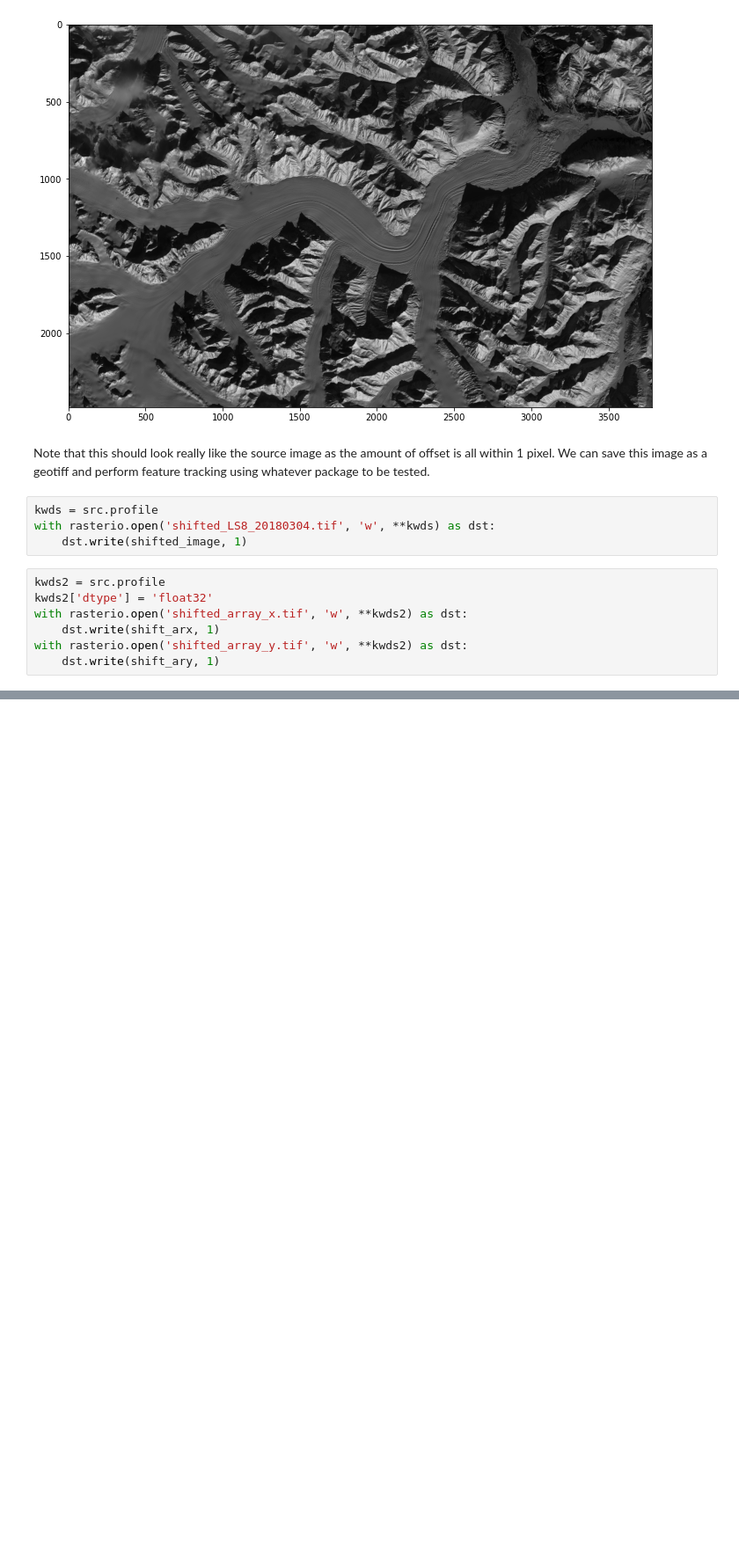
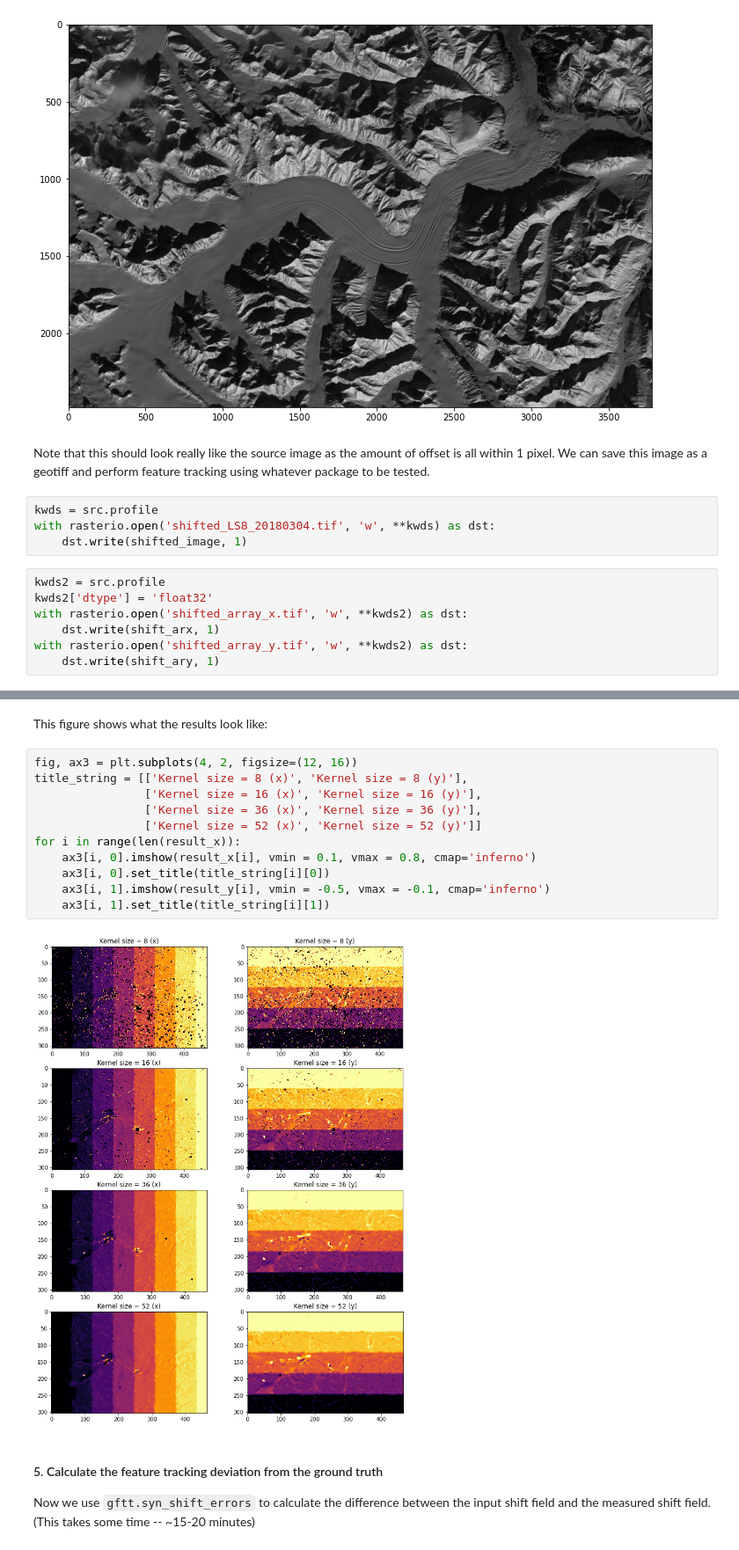
Before and after one commit to whyjz/GLAFT, a Jupyter notebook: notebooks/synthetic_displacement/metric_synthetic.ipynb, the cells around one changed output, grey strips where cells are left out. Shown at 88% size. Cells and saved outputs as stored; diff of their text form; blank space fills up the shorter version.

```diff
--- a/notebooks/synthetic_displacement/metric_synthetic.ipynb
+++ b/notebooks/synthetic_displacement/metric_synthetic.ipynb
@@ -162,0 +160,19 @@ ax4[1].imshow(diff_y) #, vmin = -0.5, vmax = -0.1, cmap='inferno')
+# %% [markdown]
+This figure shows what the results look like:
+# %%
+fig, ax3 = plt.subplots(4, 2, figsize=(12, 16))
+title_string = [['Kernel size = 8 (x)', 'Kernel size = 8 (y)'],
+                ['Kernel size = 16 (x)', 'Kernel size = 16 (y)'],
+                ['Kernel size = 36 (x)', 'Kernel size = 36 (y)'],
+                ['Kernel size = 52 (x)', 'Kernel size = 52 (y)']]
+for i in range(len(result_x)):
+    ax3[i, 0].imshow(result_x[i], vmin = 0.1, vmax = 0.8, cmap='inferno')
+    ax3[i, 0].set_title(title_string[i][0])
+    ax3[i, 1].imshow(result_y[i], vmin = -0.5, vmax = -0.1, cmap='inferno')
+    ax3[i, 1].set_title(title_string[i][1])
+# %% [output]
+[figure, added]
+# %% [markdown]
+#### 5. Calculate the feature tracking deviation from the ground truth
+
+Now we use `gftt.syn_shift_errors` to calculate the difference between the input shift field and the measured shift field. (This takes some time -- ~15-20 minutes)
```
Also changed, not shown: parts of 26 cells of this notebook, 3 other files.
